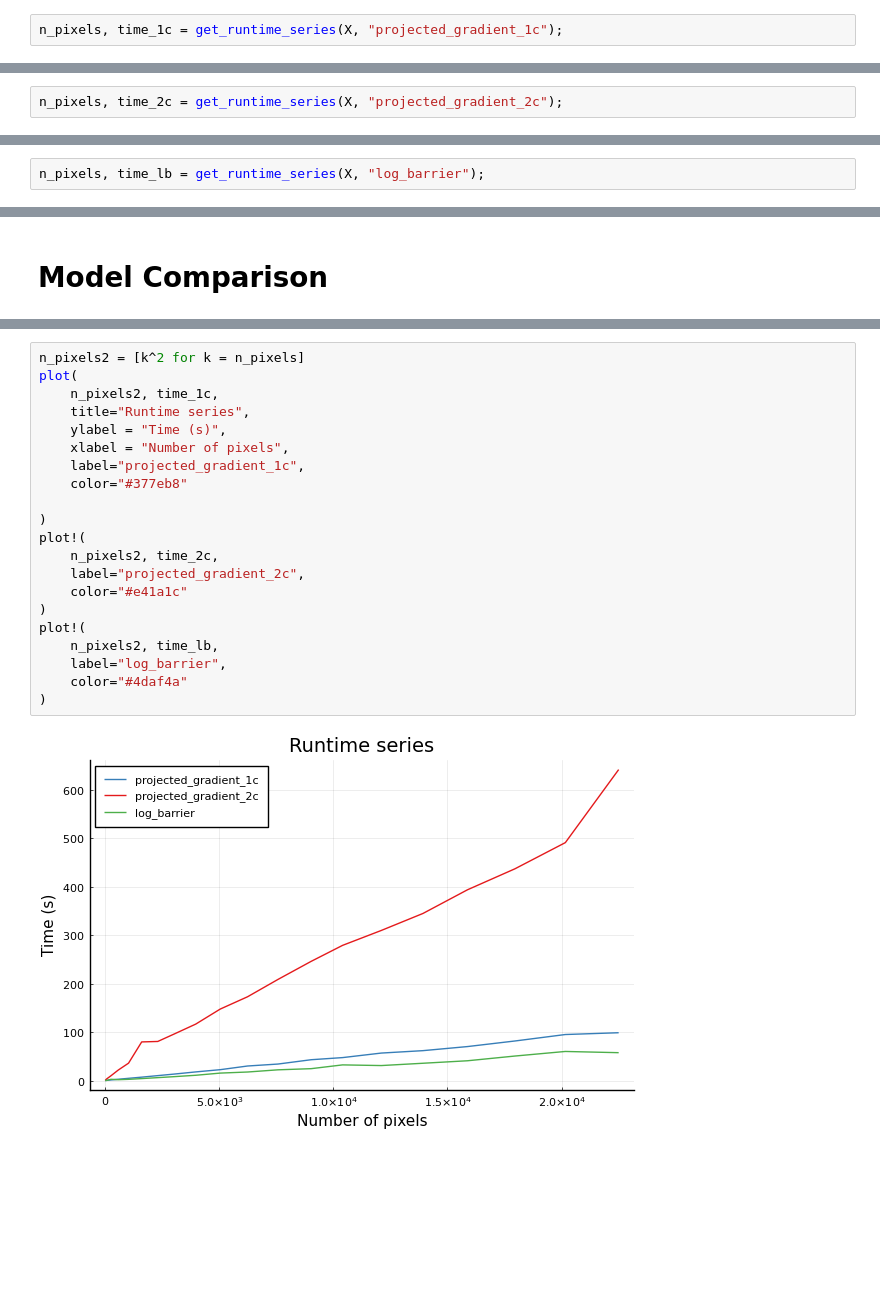
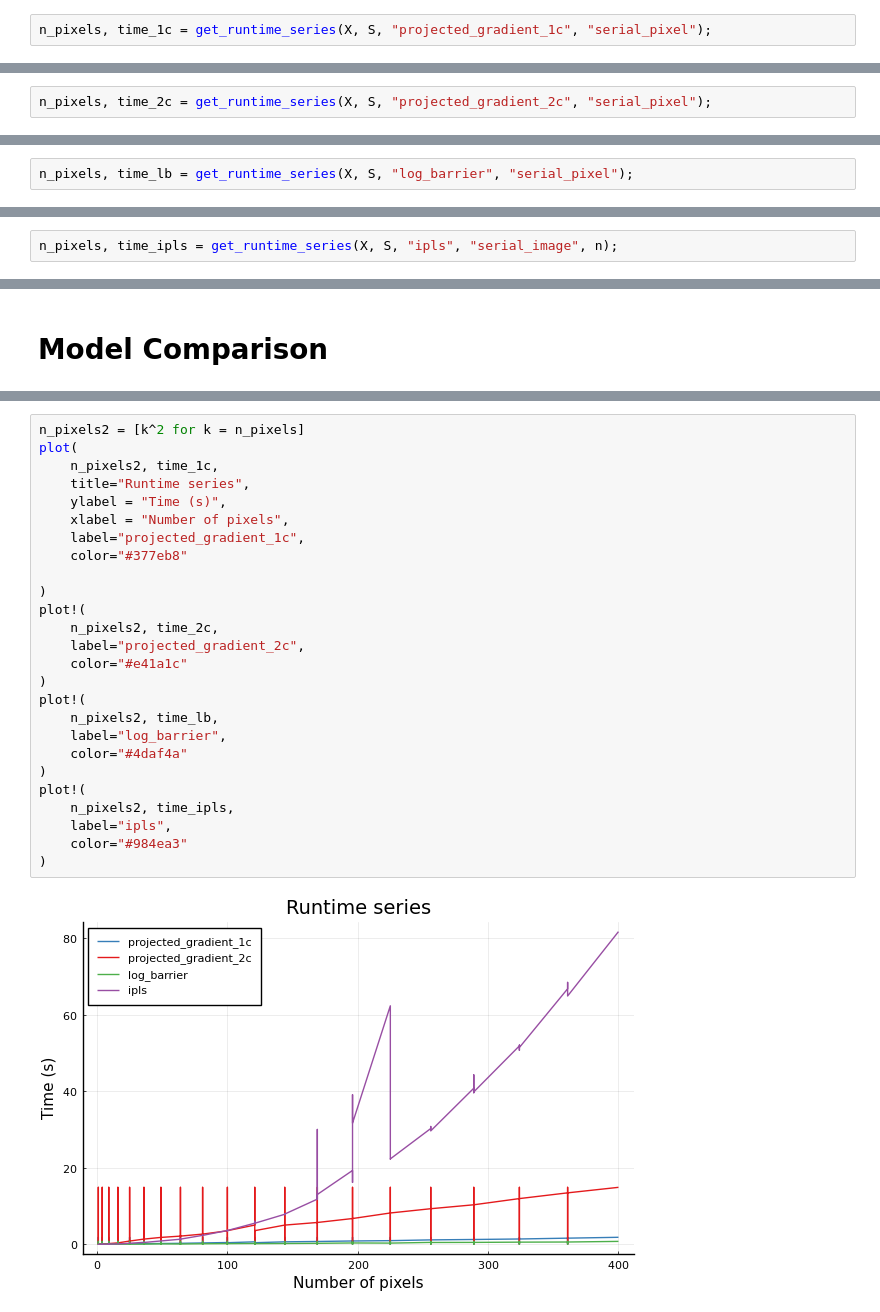
Before and after one commit to robincourant/parallel_optimization, a Jupyter notebook: parallel_optimization.ipynb, the cells around one changed output, grey strips where cells are left out. Cells and saved outputs as stored; diff of their text form; blank space fills up the shorter version.

```diff
--- a/parallel_optimization.ipynb
+++ b/parallel_optimization.ipynb
@@ -100,5 +89,5 @@ new_X_1c, A_1c, mean_loss_1c = estimate_abundance(X, S, "projected_gradient_1c")
 # %%
-n_pixels, time_1c = get_runtime_series(X, "projected_gradient_1c");
+n_pixels, time_1c = get_runtime_series(X, S, "projected_gradient_1c", "serial_pixel");
 # %%
 pg_1c_plot = heatmap(
     new_X_1c[:, :, 150], title="projected_gradient_1c",
@@ -111,5 +100,5 @@ new_X_2c, A_2c, mean_loss_2c = estimate_abundance(X, S, "projected_gradient_2c")
 # %%
-n_pixels, time_2c = get_runtime_series(X, "projected_gradient_2c");
+n_pixels, time_2c = get_runtime_series(X, S, "projected_gradient_2c", "serial_pixel");
 # %%
 pg_2c_plot = heatmap(
     new_X_2c[:, :, 150], title="projected_gradient_2c",
@@ -122,5 +111,5 @@ new_X_lb, A_lb, mean_loss_lb, loss = estimate_abundance(X, S, "log_barrier");
 # %%
-n_pixels, time_lb = get_runtime_series(X, "log_barrier");
+n_pixels, time_lb = get_runtime_series(X, S, "log_barrier", "serial_pixel");
 # %%
 lb_plot = heatmap(
     new_X_lb[:, :, 150], title="log_barrier",
@@ -128,0 +122,2 @@ lb_plot = heatmap(
+# %%
+n_pixels, time_ipls = get_runtime_series(X, S, "ipls", "serial_image", n);
@@ -157,23 +166,28 @@ plot!(
 # %%
 n_pixels2 = [k^2 for k = n_pixels]
 plot(
     n_pixels2, time_1c,
     title="Runtime series",
     ylabel = "Time (s)",
     xlabel = "Number of pixels",
     label="projected_gradient_1c",
     color="#377eb8"
 
 )
 plot!(
     n_pixels2, time_2c,
     label="projected_gradient_2c",
     color="#e41a1c"
 )
 plot!(
     n_pixels2, time_lb,
     label="log_barrier",
     color="#4daf4a"
 )
+plot!(
+    n_pixels2, time_ipls,
+    label="ipls",
+    color="#984ea3"
+)
 # %% [output]
-[figure, old version]
+[figure, new version]
```
Also changed, not shown: parts of 23 cells of this notebook, 4 other files.
